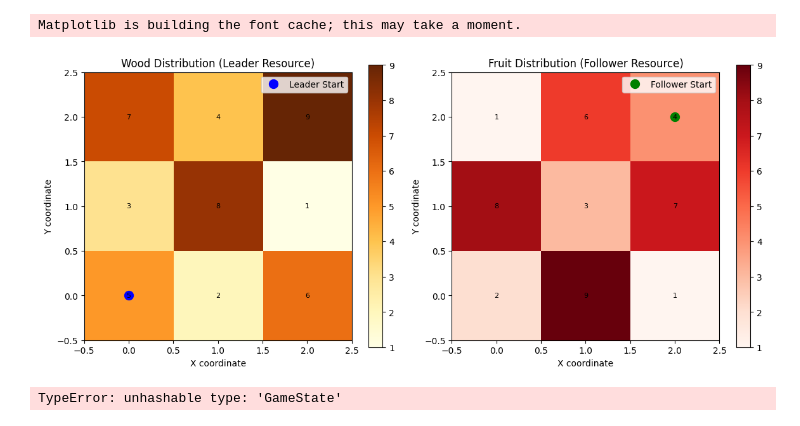
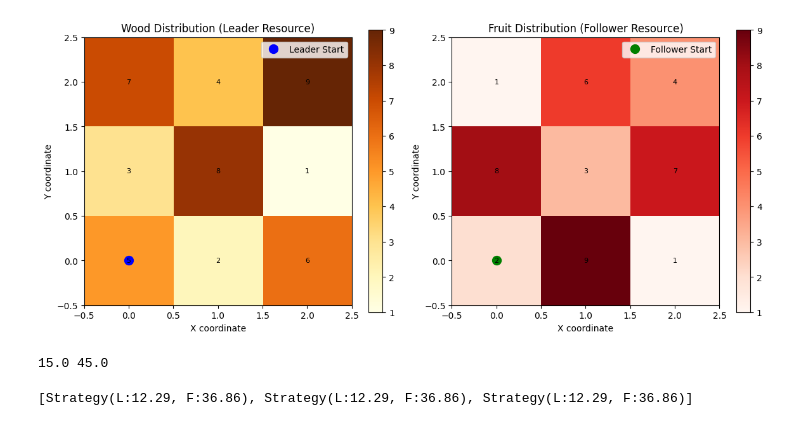
Before and after one commit to Prog-Neuro-Com/Stackelberg-MDP-Game, a Jupyter notebook: quick_start.ipynb, the cells around one changed output. Cells and saved outputs as stored; diff of their text form; code cells hidden in the pictures.

```diff
--- a/quick_start.ipynb
+++ b/quick_start.ipynb
@@ -1,31 +1,47 @@
 # %%
 from src.forest_game import ForestCollectionMDP, StackelbergForestSolver
 import numpy as np
 
 # Create custom forest map
 forest_map = np.array([
     [[5, 2], [3, 8], [7, 1]],
     [[2, 9], [8, 3], [4, 6]],
     [[6, 1], [1, 7], [9, 4]]
 ])
 
 # Initialize game
 game = ForestCollectionMDP(
     grid_size=(3, 3),
     forest_map=forest_map,
     leader_start=(0, 0),
-    follower_start=(2, 2),
+    follower_start=(0, 0),
     max_steps_leader=5,
     max_steps_follower=5
 )
 
 # Visualize the forest
 game.visualize_forest()
 
 # Solve for equilibrium
 solver = StackelbergForestSolver(game)
 leader_payoff, follower_payoff = solver.evaluate_strategy_profile({})
+print(leader_payoff, follower_payoff)
 # %% [output]
+[figure, new version]
-Matplotlib is building the font cache; this may take a moment.
+15.0 45.0
-[figure, old version]
-TypeError: unhashable type: 'GameState'
+# %%
+from src.solvers.stackelberg_solver import StackelbergSolver, ThreatType
+
+solver = StackelbergSolver(game)
+# Find equilibria with different threats
+equilibria = solver.find_stackelberg_equilibrium([
+    ThreatType.NO_THREAT,
+    ThreatType.FRUIT_AVOIDANCE,
+    ThreatType.PUNISHMENT
+])
+
+print(equilibria)
+# Analyze threat credibility
+# credibility = solver.analyze_threat_credibility(leader_policy)
+# %% [output]
+[Strategy(L:12.29, F:36.86), Strategy(L:12.29, F:36.86), Strategy(L:12.29, F:36.86)]
```
Also changed, not shown: 5 other files.
